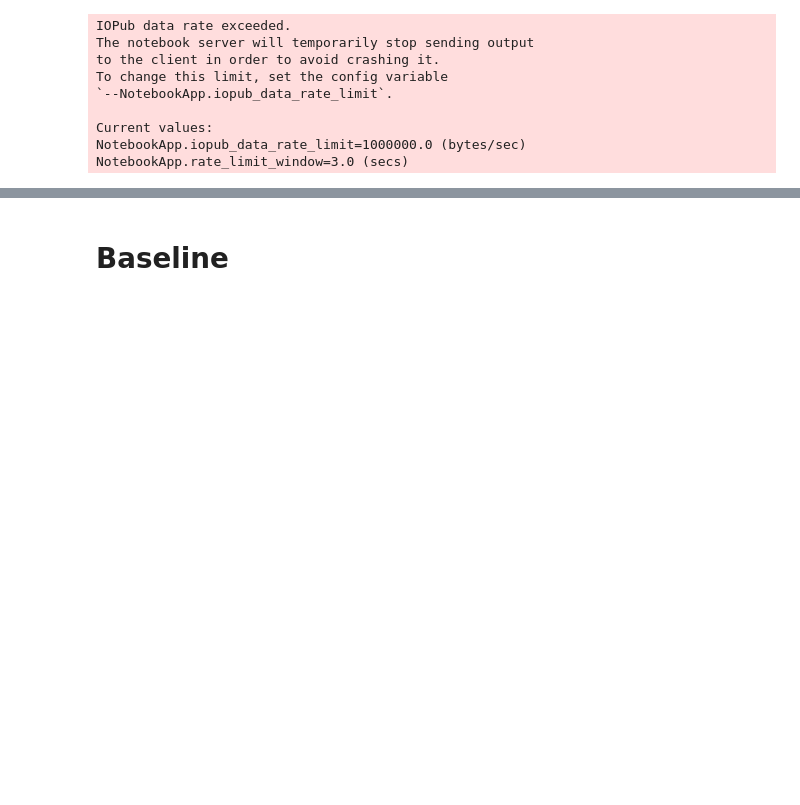
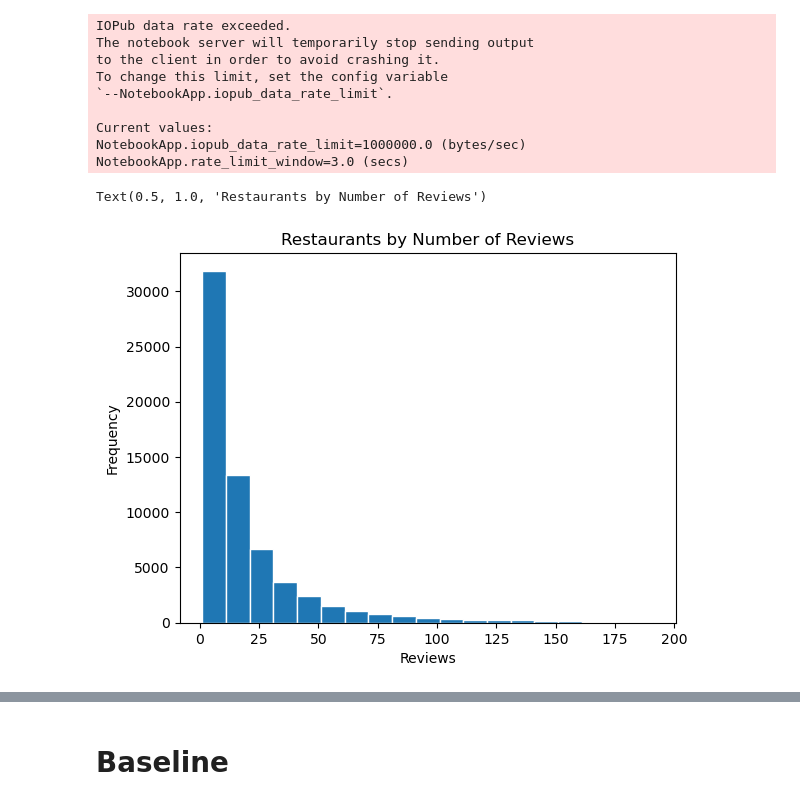
Before and after one commit to niha-m584/google_rating_prediction, a Jupyter notebook: a2.ipynb, the cells around one changed output, grey strips where cells are left out. Drawn from its saved outputs; the diff is of its cells as text; code cells hidden in the pictures; blank space fills up the shorter version.

```diff
--- a/a2.ipynb
+++ b/a2.ipynb
@@ -62,3 +62,11 @@ def getjson2(fname, maxno=-1):
         return data_list
 # %%
 data = getjson2(imagerev_path)
+# %%
+plt.hist(df.groupby('business_id').count()['user_id'].values, bins=range(1, 200, 10), ec='w')
+plt.xlabel('Reviews')
+plt.ylabel('Frequency')
+plt.title('Restaurants by Number of Reviews')
+# %% [output]
+Text(0.5, 1.0, 'Restaurants by Number of Reviews')
+[figure, added]
```
Also changed, not shown: parts of 29 cells of this notebook.
